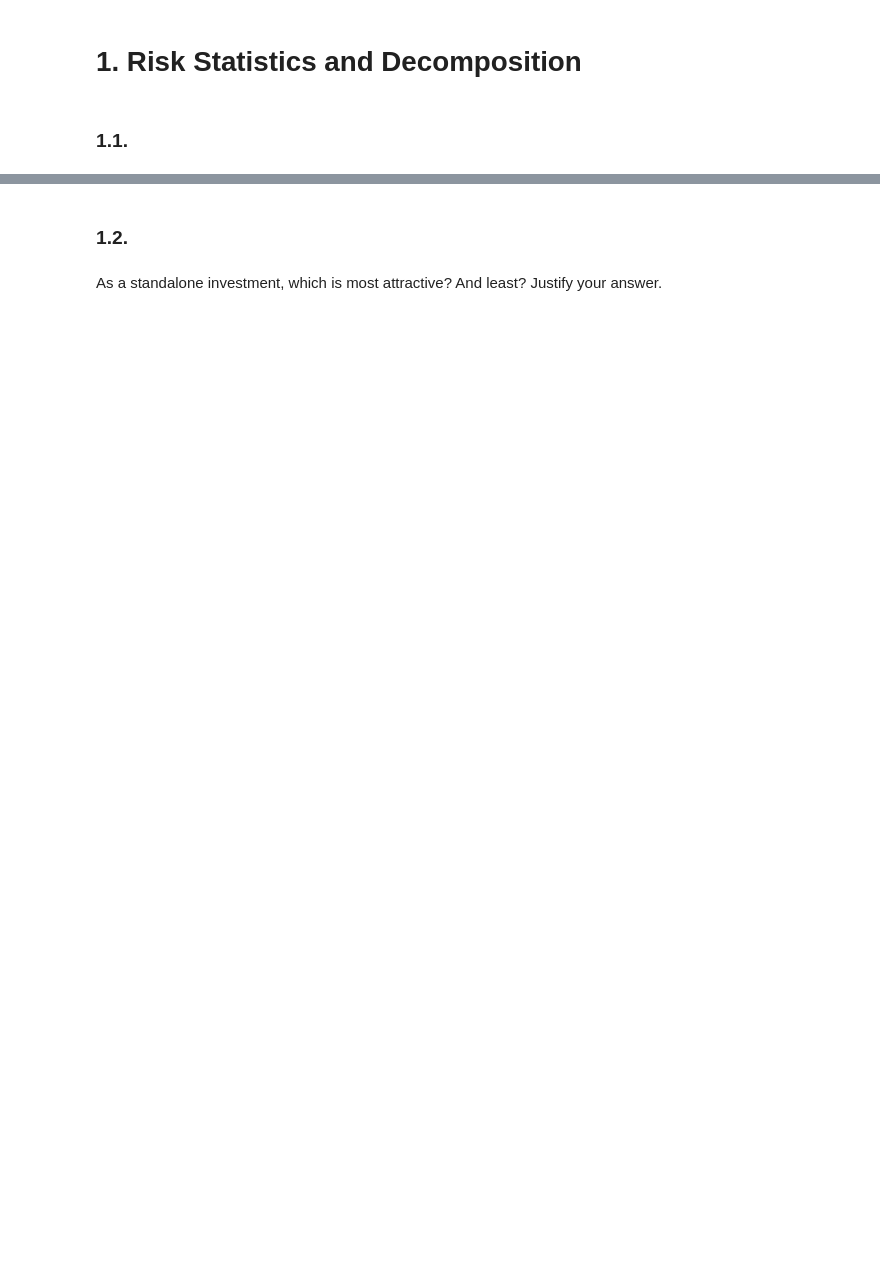
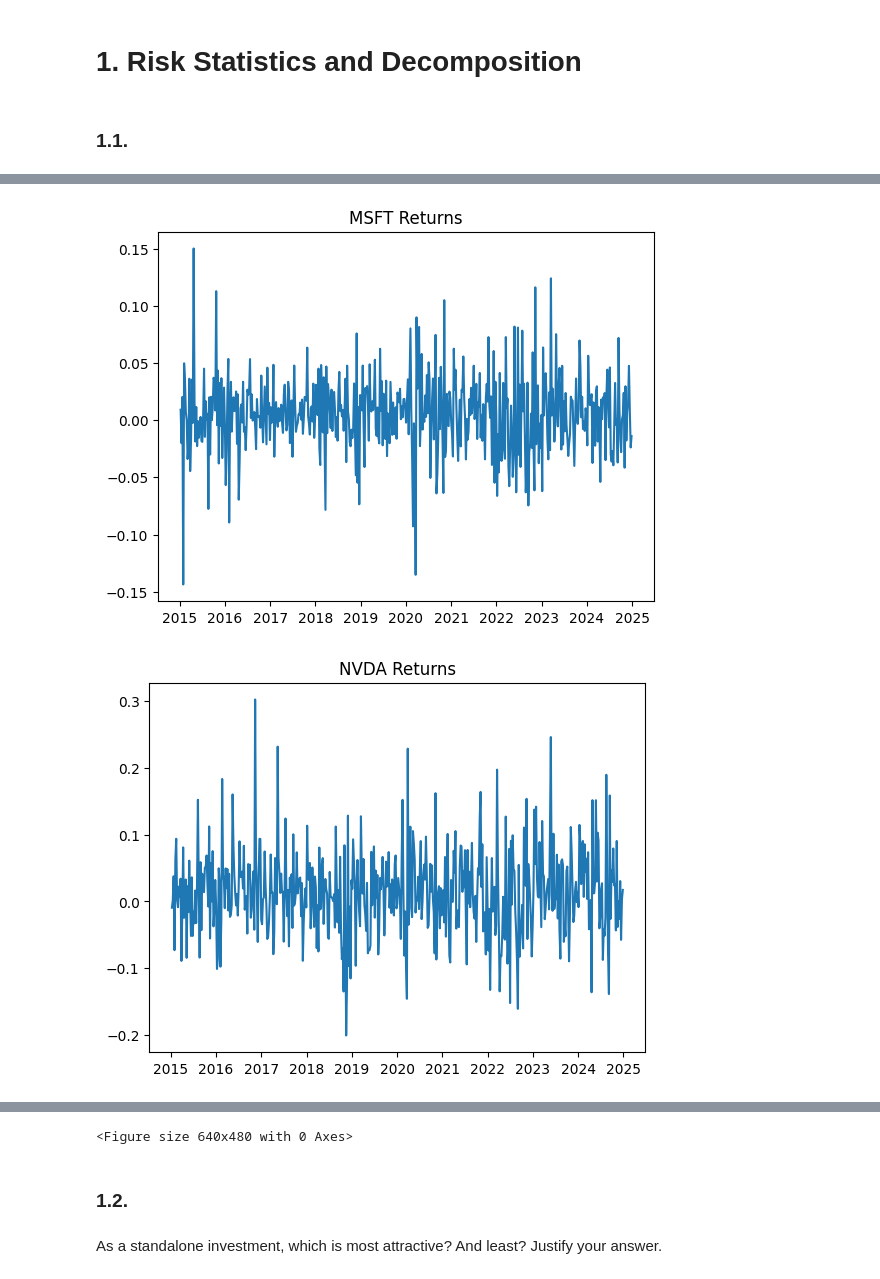
Before and after one commit to joshkorol/portfolio-mgmt, a Jupyter notebook: assignments/Exam 1.ipynb, the cells around one changed output, grey strips where cells are left out. Drawn from its saved outputs; the diff is of its cells as text; code cells hidden in the pictures; blank space fills up the shorter version.

Commit message:
exam

```diff
--- a/assignments/Exam 1.ipynb
+++ b/assignments/Exam 1.ipynb
@@ -41 +46,14 @@ We  have total returns, and Sharpe ratio is technically defined for excess retur
 You might consider importing two functions from `cmds/portfolio`: `performanceMetrics` and `maximumDrawdown`. No need to use these, and you may well have implemented these calculations with your own (better) code in `Assignment 1`.
+# %%
+import pandas as pd
+import numpy as np
+import matplotlib.pyplot as plt
+
+# load into dfs
+prices = pd.read_excel('../data/exam_1_data.xlsx', 'prices')
+prices.index = prices['date']
+prices = prices.drop('date', axis=1)
+
+tot_ret  = pd.read_excel('../data/exam_1_data.xlsx', 'total returns')
+tot_ret.index = tot_ret['date']
+tot_ret = tot_ret.drop('date', axis=1)
@@ -41,0 +105,16 @@ You might consider importing two functions from `cmds/portfolio`: `performanceMe
+# %%
+plt.plot(tot_ret['MSFT'])
+plt.title('MSFT Returns')
+plt.show()
+plt.clf()
+plt.plot(tot_ret['NVDA'])
+plt.title('NVDA Returns')
+plt.show()
+plt.clf()
+plt.plot(tot_ret['TSLA'])
+plt.title('TSLA Returns')
+plt.show()
+plt.clf()
+# %% [output]
+[figure, added]
+[figure, added]
@@ -42,3 +122,4 @@ You might consider importing two functions from `cmds/portfolio`: `performanceMe
+<Figure size 640x480 with 0 Axes>
 # %% [markdown]
 ### 1.2.
 # %% [markdown]
```
Also changed, not shown: parts of 39 cells of this notebook.
